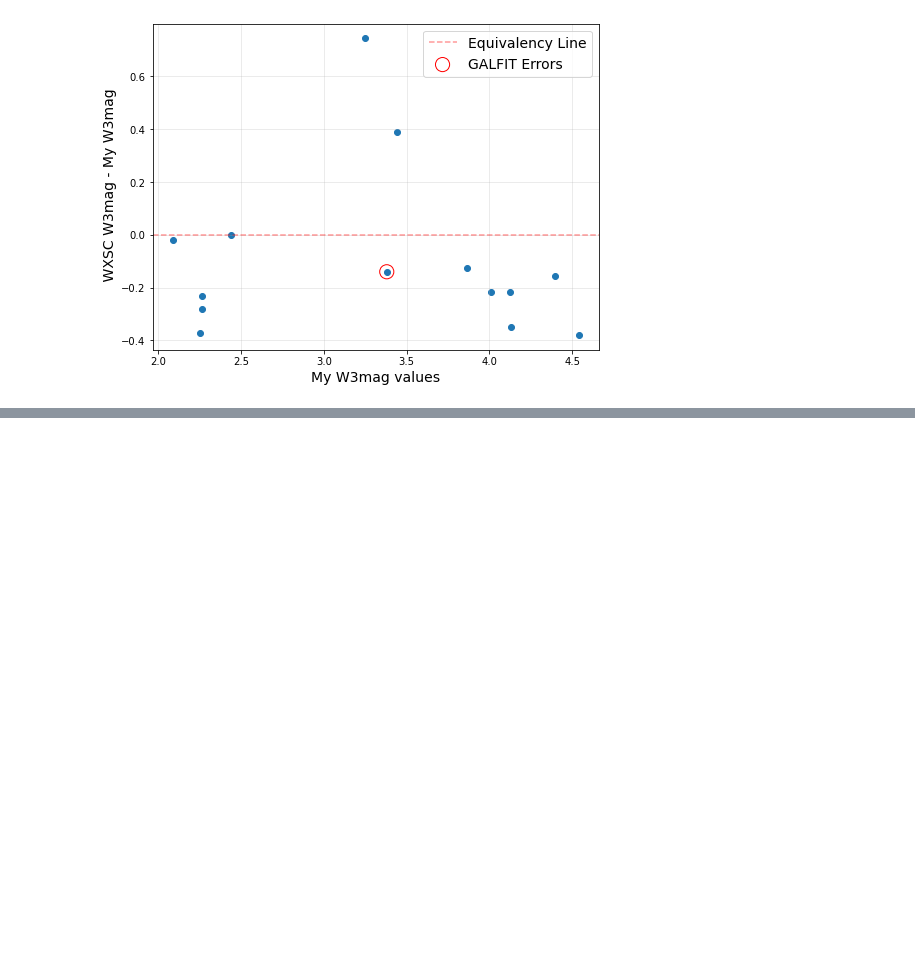
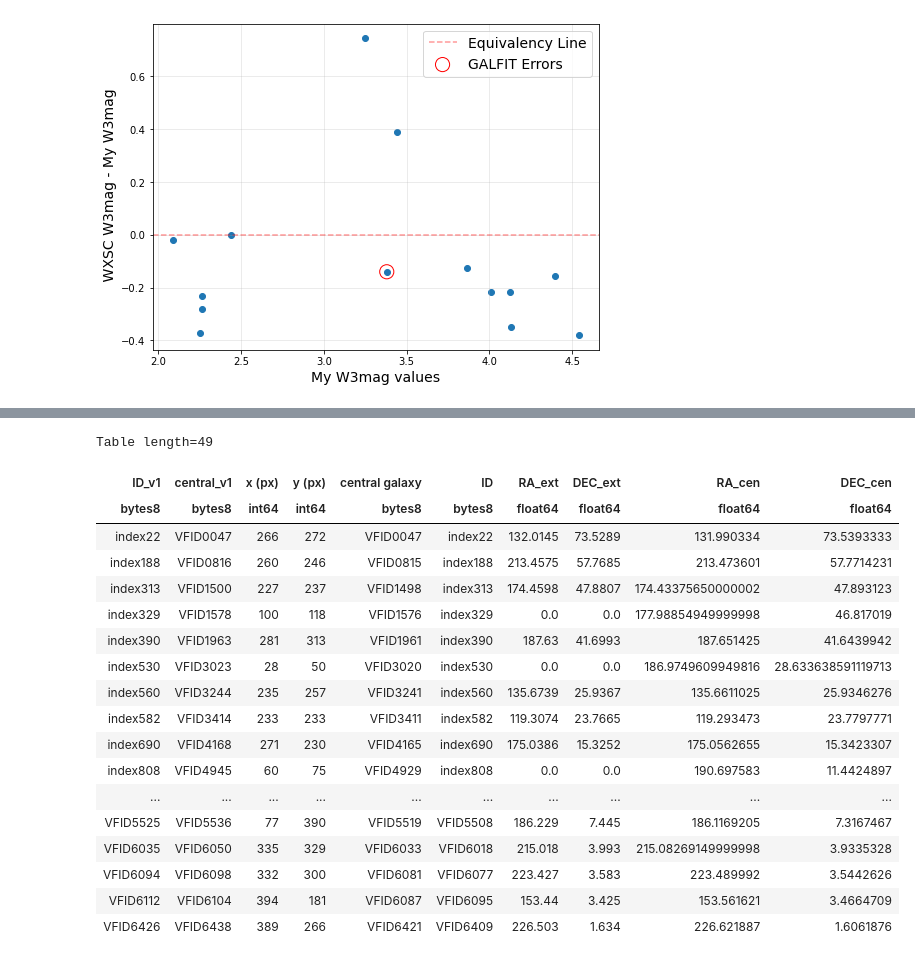
Before and after one commit to Kyssuber/GUI_odyssey, a Jupyter notebook: scrap.ipynb, the cells around one changed output, grey strips where cells are left out. Cells and saved outputs as stored; diff of their text form; code cells hidden in the pictures; blank space fills up the shorter version.

```diff
--- a/scrap.ipynb
+++ b/scrap.ipynb
@@ -223,0 +156,22 @@ sec
+# %%
+dum
+# %% [output]
+Table length=49
+| ID_v1 | central_v1 | x (px) | y (px) | central galaxy | ID | RA_ext | DEC_ext | RA_cen | DEC_cen |
+| bytes8 | bytes8 | int64 | int64 | bytes8 | bytes8 | float64 | float64 | float64 | float64 |
+| index22 | VFID0047 | 266 | 272 | VFID0047 | index22 | 132.0145 | 73.5289 | 131.990334 | 73.5393333 |
+| index188 | VFID0816 | 260 | 246 | VFID0815 | index188 | 213.4575 | 57.7685 | 213.473601 | 57.7714231 |
+| index313 | VFID1500 | 227 | 237 | VFID1498 | index313 | 174.4598 | 47.8807 | 174.43375650000002 | 47.893123 |
+| index329 | VFID1578 | 100 | 118 | VFID1576 | index329 | 0.0 | 0.0 | 177.98854949999998 | 46.817019 |
+| index390 | VFID1963 | 281 | 313 | VFID1961 | index390 | 187.63 | 41.6993 | 187.651425 | 41.6439942 |
+| index530 | VFID3023 | 28 | 50 | VFID3020 | index530 | 0.0 | 0.0 | 186.9749609949816 | 28.633638591119713 |
+| index560 | VFID3244 | 235 | 257 | VFID3241 | index560 | 135.6739 | 25.9367 | 135.6611025 | 25.9346276 |
+| index582 | VFID3414 | 233 | 233 | VFID3411 | index582 | 119.3074 | 23.7665 | 119.293473 | 23.7797771 |
+| index690 | VFID4168 | 271 | 230 | VFID4165 | index690 | 175.0386 | 15.3252 | 175.0562655 | 15.3423307 |
+| index808 | VFID4945 | 60 | 75 | VFID4929 | index808 | 0.0 | 0.0 | 190.697583 | 11.4424897 |
+| ... | ... | ... | ... | ... | ... | ... | ... | ... | ... |
+| VFID5525 | VFID5536 | 77 | 390 | VFID5519 | VFID5508 | 186.229 | 7.445 | 186.1169205 | 7.3167467 |
+| VFID6035 | VFID6050 | 335 | 329 | VFID6033 | VFID6018 | 215.018 | 3.993 | 215.08269149999998 | 3.9335328 |
+| VFID6094 | VFID6098 | 332 | 300 | VFID6081 | VFID6077 | 223.427 | 3.583 | 223.489992 | 3.5442626 |
+| VFID6112 | VFID6104 | 394 | 181 | VFID6087 | VFID6095 | 153.44 | 3.425 | 153.561621 | 3.4664709 |
+| VFID6426 | VFID6438 | 389 | 266 | VFID6421 | VFID6409 | 226.503 | 1.634 | 226.621887 | 1.6061876 |
```
Also changed, not shown: parts of 35 cells of this notebook, 2 other files.
